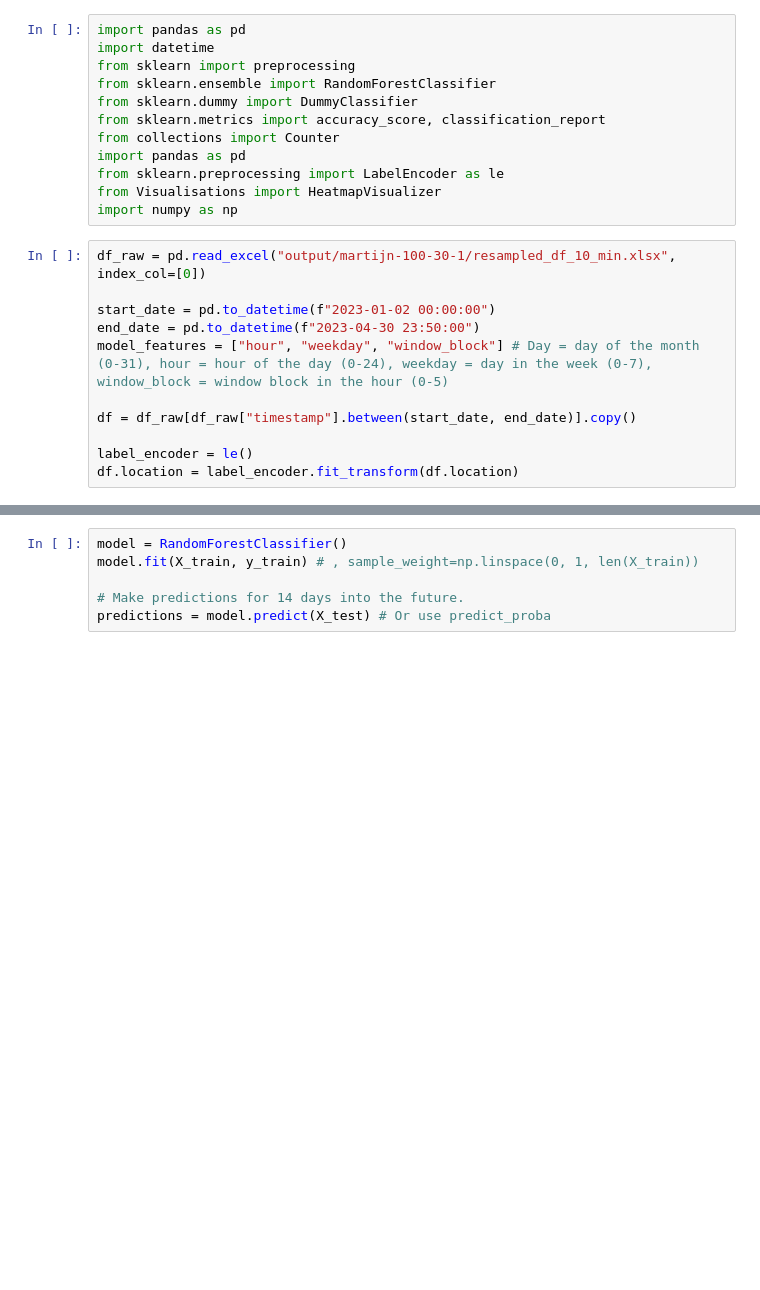
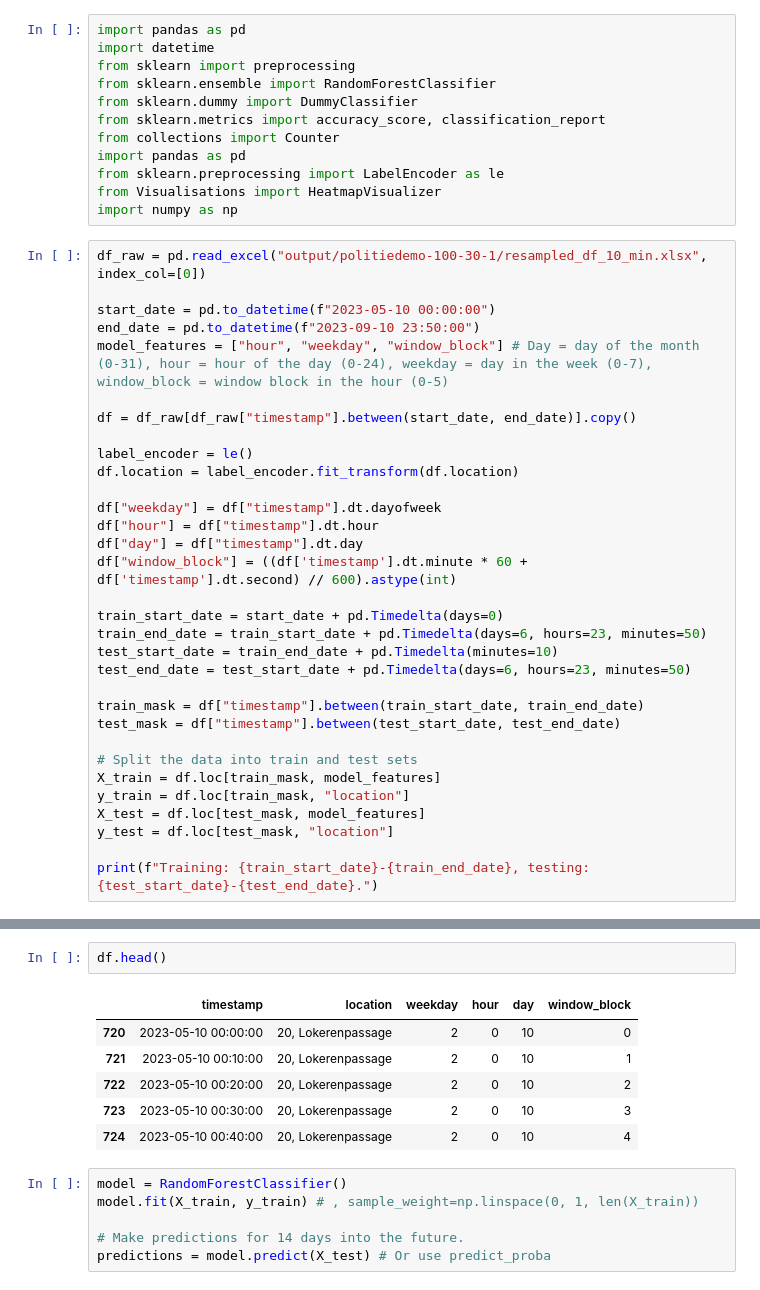
Before and after one commit to sandersiepel/JADS-politie-ob2, a Jupyter notebook: test_onemodel.ipynb, the cells around one changed output, grey strips where cells are left out. Drawn from its saved outputs; the diff is of its cells as text; blank space fills up the shorter version.

```diff
--- a/test_onemodel.ipynb
+++ b/test_onemodel.ipynb
@@ -11,13 +11,34 @@ from sklearn.preprocessing import LabelEncoder as le
 from Visualisations import HeatmapVisualizer
 import numpy as np
 # %%
-df_raw = pd.read_excel("output/martijn-100-30-1/resampled_df_10_min.xlsx", index_col=[0])
+df_raw = pd.read_excel("output/politiedemo-100-30-1/resampled_df_10_min.xlsx", index_col=[0])
 
-start_date = pd.to_datetime(f"2023-01-02 00:00:00")
-end_date = pd.to_datetime(f"2023-04-30 23:50:00")
+start_date = pd.to_datetime(f"2023-05-10 00:00:00")
+end_date = pd.to_datetime(f"2023-09-10 23:50:00")
 model_features = ["hour", "weekday", "window_block"] # Day = day of the month (0-31), hour = hour of the day (0-24), weekday = day in the week (0-7), window_block = window block in the hour (0-5)
 
 df = df_raw[df_raw["timestamp"].between(start_date, end_date)].copy()
 
 label_encoder = le()
 df.location = label_encoder.fit_transform(df.location)
+
+df["weekday"] = df["timestamp"].dt.dayofweek
+df["hour"] = df["timestamp"].dt.hour
+df["day"] = df["timestamp"].dt.day
+df["window_block"] = ((df['timestamp'].dt.minute * 60 + df['timestamp'].dt.second) // 600).astype(int)
+
+train_start_date = start_date + pd.Timedelta(days=0)
+train_end_date = train_start_date + pd.Timedelta(days=6, hours=23, minutes=50)
+test_start_date = train_end_date + pd.Timedelta(minutes=10)
+test_end_date = test_start_date + pd.Timedelta(days=6, hours=23, minutes=50)
+
+train_mask = df["timestamp"].between(train_start_date, train_end_date)
+test_mask = df["timestamp"].between(test_start_date, test_end_date)
+
+# Split the data into train and test sets
+X_train = df.loc[train_mask, model_features]
+y_train = df.loc[train_mask, "location"]
+X_test = df.loc[test_mask, model_features]
+y_test = df.loc[test_mask, "location"]
+
+print(f"Training: {train_start_date}-{train_end_date}, testing: {test_start_date}-{test_end_date}.")
@@ -47,3 +47,12 @@ Training: 2023-01-02 00:00:00-2023-01-17 23:50:00, testing: 2023-01-18 00:00:00-
+# %%
+df.head()
+# %% [output]
+|  | timestamp | location | weekday | hour | day | window_block |
+| 720 | 2023-05-10 00:00:00 | 20, Lokerenpassage | 2 | 0 | 10 | 0 |
+| 721 | 2023-05-10 00:10:00 | 20, Lokerenpassage | 2 | 0 | 10 | 1 |
+| 722 | 2023-05-10 00:20:00 | 20, Lokerenpassage | 2 | 0 | 10 | 2 |
+| 723 | 2023-05-10 00:30:00 | 20, Lokerenpassage | 2 | 0 | 10 | 3 |
+| 724 | 2023-05-10 00:40:00 | 20, Lokerenpassage | 2 | 0 | 10 | 4 |
 # %%
 model = RandomForestClassifier()
 model.fit(X_train, y_train) # , sample_weight=np.linspace(0, 1, len(X_train))
```
Also changed, not shown: parts of 13 cells of this notebook, 1 other file.
